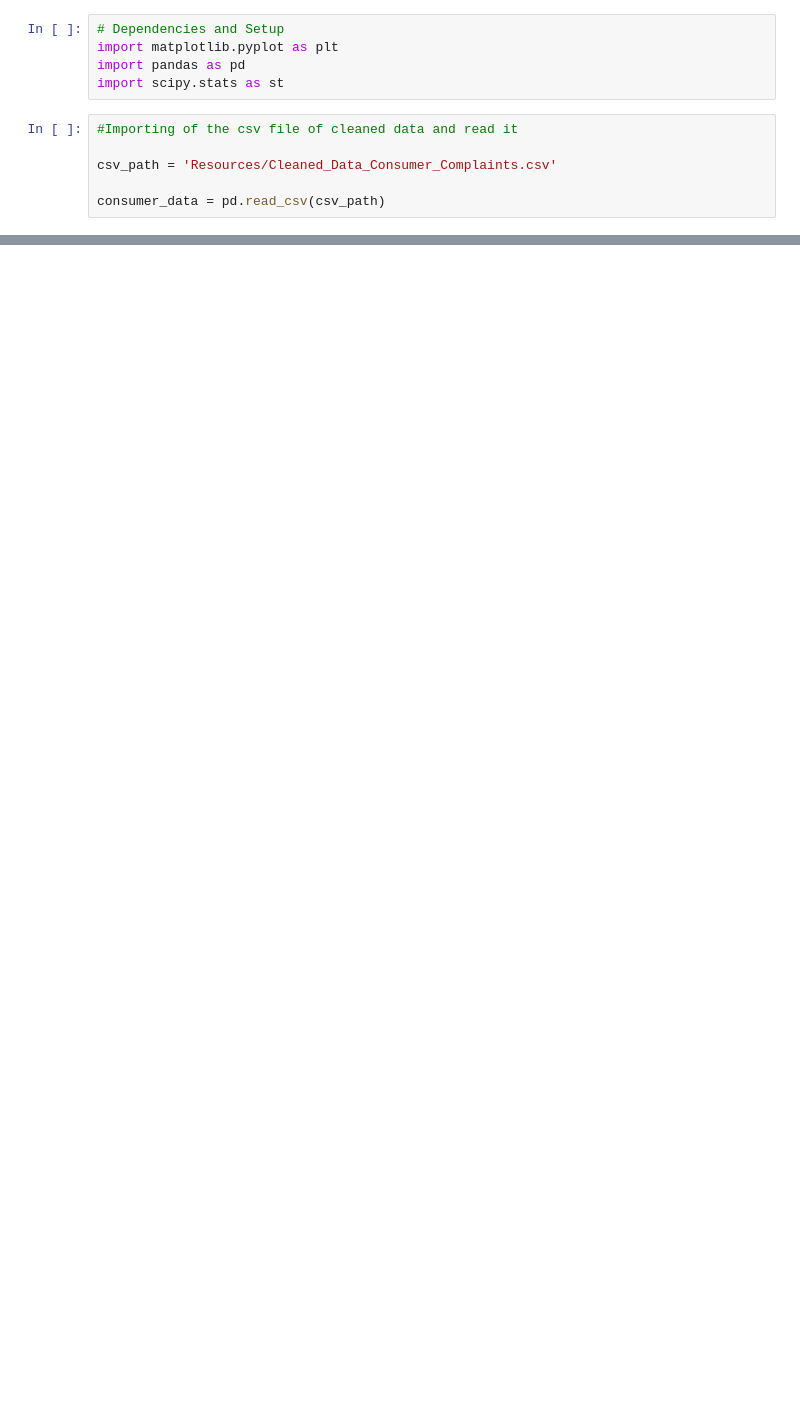
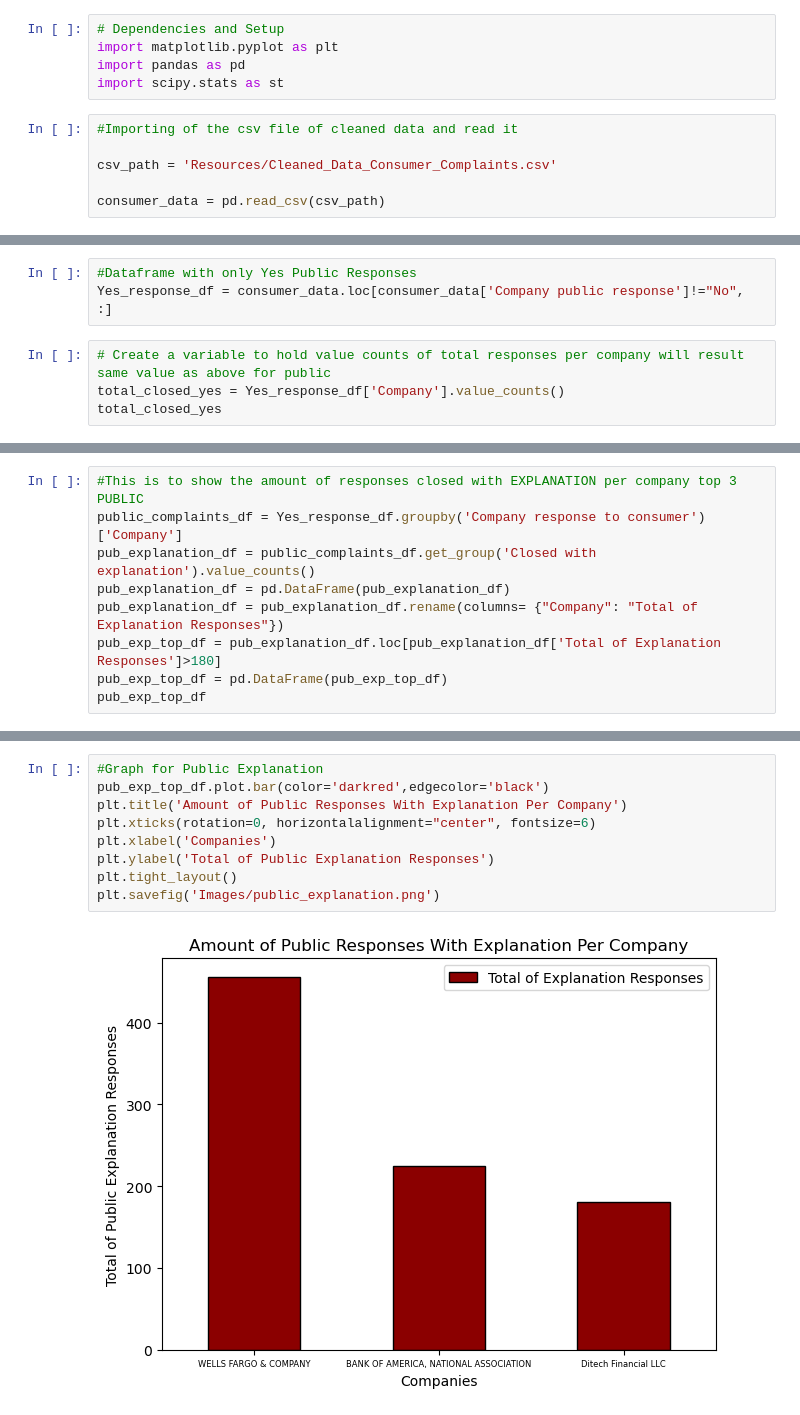
Before and after one commit to carlosvalenciano/Customer-Complaints, a Jupyter notebook: customercomplaints.ipynb, the cells around one changed output, grey strips where cells are left out. Cells and saved outputs as stored; diff of their text form; blank space fills up the shorter version.

```diff
--- a/customercomplaints.ipynb
+++ b/customercomplaints.ipynb
@@ -27,0 +57,7 @@ consumer_data.head(100)
+# %%
+#Dataframe with only Yes Public Responses
+Yes_response_df = consumer_data.loc[consumer_data['Company public response']!="No", :]
+# %%
+# Create a variable to hold value counts of total responses per company will result same value as above for public
+total_closed_yes = Yes_response_df['Company'].value_counts()
+total_closed_yes
@@ -27,0 +308,9 @@ consumer_data.head(100)
+# %%
+#This is to show the amount of responses closed with EXPLANATION per company top 3 PUBLIC
+public_complaints_df = Yes_response_df.groupby('Company response to consumer')['Company']
+pub_explanation_df = public_complaints_df.get_group('Closed with explanation').value_counts()
+pub_explanation_df = pd.DataFrame(pub_explanation_df)
+pub_explanation_df = pub_explanation_df.rename(columns= {"Company": "Total of Explanation Responses"})
+pub_exp_top_df = pub_explanation_df.loc[pub_explanation_df['Total of Explanation Responses']>180]
+pub_exp_top_df = pd.DataFrame(pub_exp_top_df)
+pub_exp_top_df
@@ -27,0 +322,11 @@ consumer_data.head(100)
+# %%
+#Graph for Public Explanation
+pub_exp_top_df.plot.bar(color='darkred',edgecolor='black')
+plt.title('Amount of Public Responses With Explanation Per Company')
+plt.xticks(rotation=0, horizontalalignment="center", fontsize=6)
+plt.xlabel('Companies')
+plt.ylabel('Total of Public Explanation Responses')
+plt.tight_layout()
+plt.savefig('Images/public_explanation.png')
+# %% [output]
+[figure, added]
```
Also changed, not shown: parts of 69 cells of this notebook, 17 other files.
